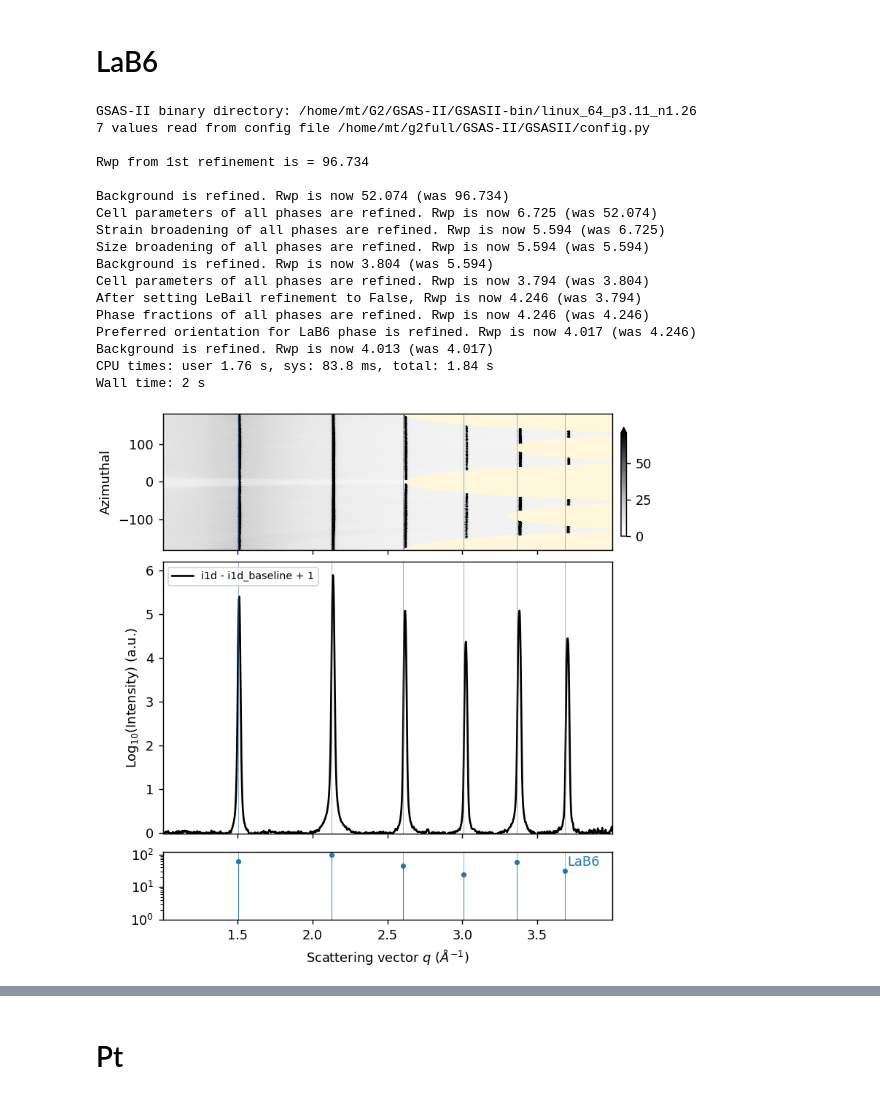
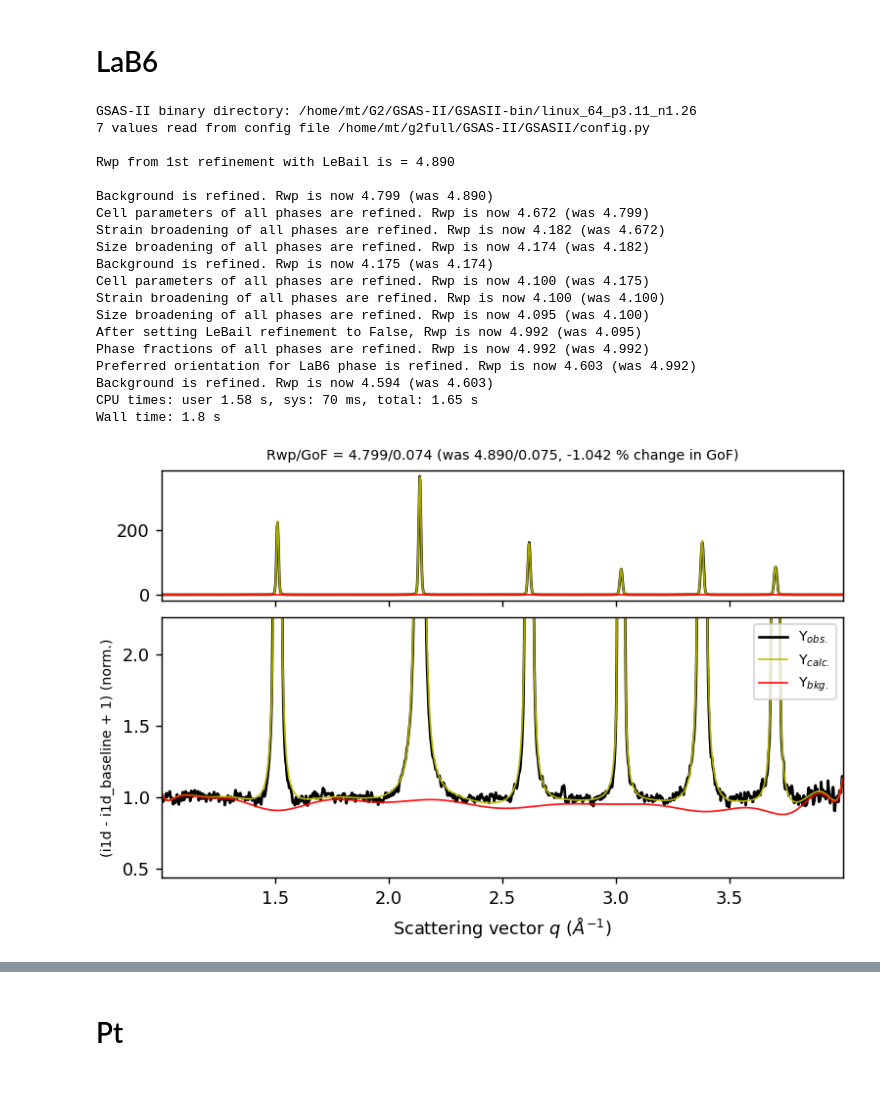
Before and after one commit to MehmetTopsakal/easyXRD, a Jupyter notebook: examples/ZrH-sample/refiner.ipynb, the cells around one changed output, grey strips where cells are left out. Saved outputs shown, nothing was run; the diff lists cells and outputs as text; code cells hidden in the pictures.

```diff
--- a/examples/ZrH-sample/refiner.ipynb
+++ b/examples/ZrH-sample/refiner.ipynb
@@ -122,7 +122,7 @@ phases_LaB6 = [
         "mp_id": "none",
         "cif": "_cifs/LaB6_a=4.1568_NIST_value.cif",
         "label": "LaB6",
-        "scale": 1.005,
+        "scale": 1.00,
         "scale_a": 1,
         "scale_b": 1,
         "scale_c": 1,
@@ -240,50 +240,57 @@ sample = deepcopy(sample_LaB6)
 sample.get_baseline(
     input_bkg=sample_Blank,
     arpls_lam=1e5,
     use_arpls=True,
     get_i2d_baseline = False,
-    use_i2d_baseline = True,
+    use_i2d_baseline = False,
     roi_radial_range=[1, 4],
     # roi_azimuthal_range=(20,50),
-    normalize=False,
     spotty_data_correction=False,
     spotty_data_correction_threshold=2,
     plot=False,
 )
 
 
 
-sample.load_phases(phases=phases_LaB6, plot=True)
+sample.load_phases(phases=phases_LaB6, plot=False)
 
-sample.setup_gsas2_calculator(instprm_from_gpx="gsas_instprms.gpx")
+sample.setup_gsas2_refiner(
+    instprm_from_gpx="gsas_instprms.gpx",
+    plot=False,
+    normalize=True,
+    )
 sample.refine_background(num_coeffs=20,plot=True)
 sample.refine_cell_params(plot=True)
 sample.refine_strain_broadening()
 sample.refine_size_broadening()
-sample.refine_background(num_coeffs=20)
+
+sample.refine_background(num_coeffs=20,plot=True)
 sample.refine_cell_params(plot=True)
+sample.refine_strain_broadening()
+sample.refine_size_broadening()
 
 sample.set_LeBail(set_to=False, refine=True)
 sample.refine_phase_fractions()
 sample.refine_preferred_orientation(phase=0, harmonics_order=4)
 sample.refine_background(num_coeffs=20)
-# sample.plot_refinement(ylogscale=True)
 # %% [output]
 GSAS-II binary directory: /home/mt/G2/GSAS-II/GSASII-bin/linux_64_p3.11_n1.26
 7 values read from config file /home/mt/g2full/GSAS-II/GSASII/config.py
 
-Rwp from 1st refinement is = 96.734
+Rwp from 1st refinement with LeBail is = 4.890
 
-Background is refined. Rwp is now 52.074 (was 96.734)
-Cell parameters of all phases are refined. Rwp is now 6.725 (was 52.074)
-Strain broadening of all phases are refined. Rwp is now 5.594 (was 6.725)
-Size broadening of all phases are refined. Rwp is now 5.594 (was 5.594)
-Background is refined. Rwp is now 3.804 (was 5.594)
-Cell parameters of all phases are refined. Rwp is now 3.794 (was 3.804)
-After setting LeBail refinement to False, Rwp is now 4.246 (was 3.794)
-Phase fractions of all phases are refined. Rwp is now 4.246 (was 4.246)
-Preferred orientation for LaB6 phase is refined. Rwp is now 4.017 (was 4.246)
-Background is refined. Rwp is now 4.013 (was 4.017)
-CPU times: user 1.76 s, sys: 83.8 ms, total: 1.84 s
-Wall time: 2 s
+Background is refined. Rwp is now 4.799 (was 4.890)
+Cell parameters of all phases are refined. Rwp is now 4.672 (was 4.799)
+Strain broadening of all phases are refined. Rwp is now 4.182 (was 4.672)
+Size broadening of all phases are refined. Rwp is now 4.174 (was 4.182)
+Background is refined. Rwp is now 4.175 (was 4.174)
+Cell parameters of all phases are refined. Rwp is now 4.100 (was 4.175)
+Strain broadening of all phases are refined. Rwp is now 4.100 (was 4.100)
+Size broadening of all phases are refined. Rwp is now 4.095 (was 4.100)
+After setting LeBail refinement to False, Rwp is now 4.992 (was 4.095)
+Phase fractions of all phases are refined. Rwp is now 4.992 (was 4.992)
+Preferred orientation for LaB6 phase is refined. Rwp is now 4.603 (was 4.992)
+Background is refined. Rwp is now 4.594 (was 4.603)
+CPU times: user 1.58 s, sys: 70 ms, total: 1.65 s
+Wall time: 1.8 s
-[figure, old version]
+[figure, new version]
```
Also changed, not shown: parts of 6 cells of this notebook, 2 other files.
